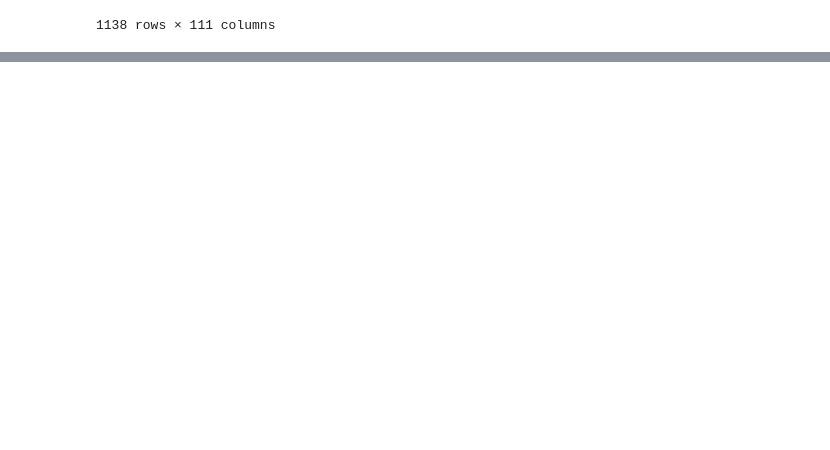
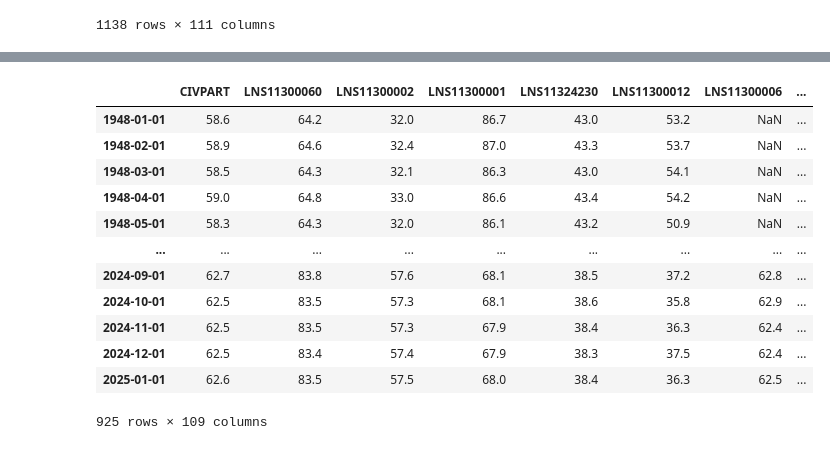
Before and after one commit to kaan4dev/econAnalysis, a Jupyter notebook: econ.ipynb, the cells around one changed output, grey strips where cells are left out. Cells and saved outputs as stored; diff of their text form; code cells hidden in the pictures; blank space fills up the shorter version.

```diff
--- a/econ.ipynb
+++ b/econ.ipynb
@@ -186,0 +184,16 @@ unemp_states
+# %%
+part_states
+# %% [output]
+|  | CIVPART | LNS11300060 | LNS11300002 | LNS11300001 | LNS11324230 | LNS11300012 | LNS11300006 | ... |
+| 1948-01-01 | 58.6 | 64.2 | 32.0 | 86.7 | 43.0 | 53.2 | NaN | ... |
+| 1948-02-01 | 58.9 | 64.6 | 32.4 | 87.0 | 43.3 | 53.7 | NaN | ... |
+| 1948-03-01 | 58.5 | 64.3 | 32.1 | 86.3 | 43.0 | 54.1 | NaN | ... |
+| 1948-04-01 | 59.0 | 64.8 | 33.0 | 86.6 | 43.4 | 54.2 | NaN | ... |
+| 1948-05-01 | 58.3 | 64.3 | 32.0 | 86.1 | 43.2 | 50.9 | NaN | ... |
+| ... | ... | ... | ... | ... | ... | ... | ... | ... |
+| 2024-09-01 | 62.7 | 83.8 | 57.6 | 68.1 | 38.5 | 37.2 | 62.8 | ... |
+| 2024-10-01 | 62.5 | 83.5 | 57.3 | 68.1 | 38.6 | 35.8 | 62.9 | ... |
+| 2024-11-01 | 62.5 | 83.5 | 57.3 | 67.9 | 38.4 | 36.3 | 62.4 | ... |
+| 2024-12-01 | 62.5 | 83.4 | 57.4 | 67.9 | 38.3 | 37.5 | 62.4 | ... |
+| 2025-01-01 | 62.6 | 83.5 | 57.5 | 68.0 | 38.4 | 36.3 | 62.5 | ... |
+925 rows × 109 columns
```
Also changed, not shown: parts of 7 cells of this notebook, 1 other file.
